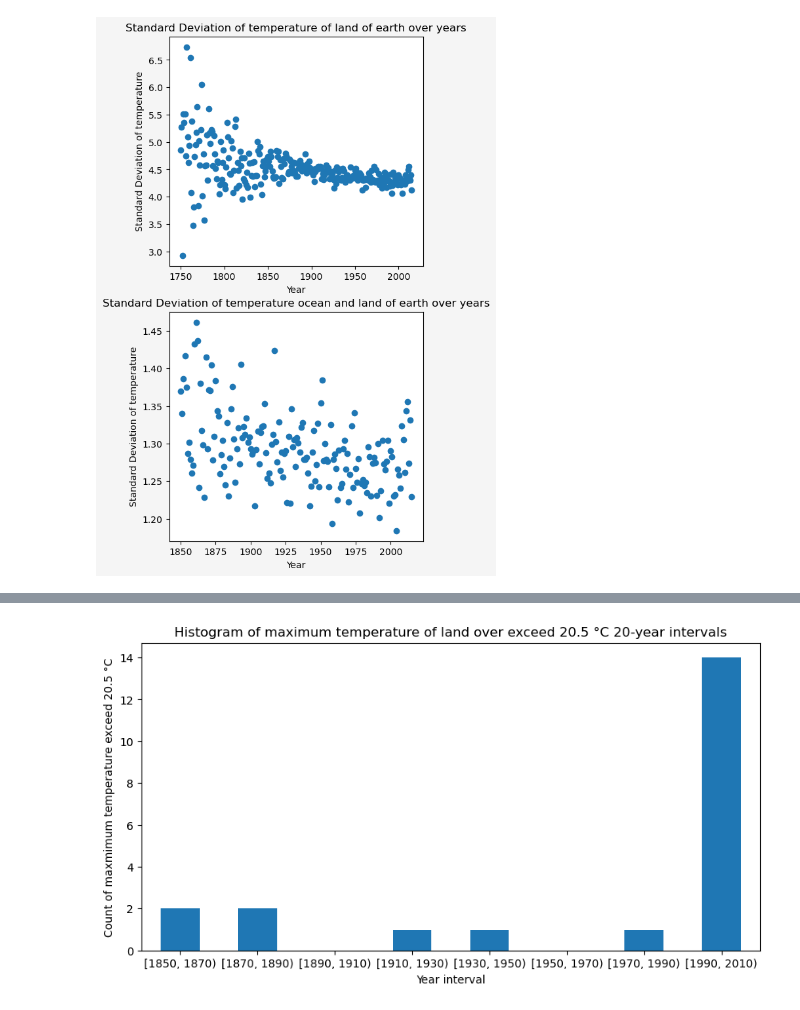
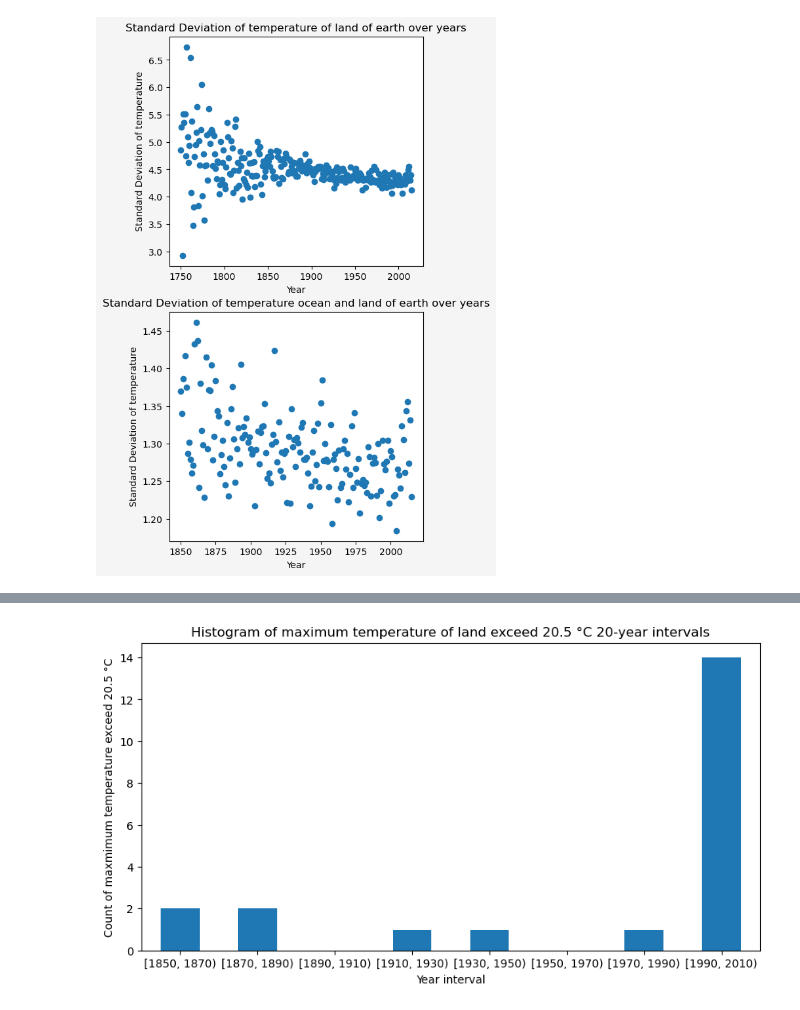
Before and after one commit to XinyangNick/ECO225-Project-1, a Jupyter notebook: Project One Xinyang.ipynb, the cells around one changed output, grey strips where cells are left out. Drawn from its saved outputs; the diff is of its cells as text; code cells hidden in the pictures.

```diff
--- a/Project One Xinyang.ipynb
+++ b/Project One Xinyang.ipynb
@@ -711,17 +711,17 @@ plt.show()
 # %%
 df = YearMaxGlobal
 
 df['Year_bin'] = pd.cut(df.index, bins=range(1850, 2015, 20), right=False)
 binned_data = df.groupby('Year_bin')['Land>=20.5'].sum()
 
 plt.figure(figsize=(10,5))
 binned_data.plot.bar(x='Year_bin', y='Land>=20.5', rot=0)
 plt.xlabel('Year interval')
 plt.ylabel('Count of maxmimum temperature exceed 20.5 °C')
-plt.title('Histogram of maximum temperature of land over exceed 20.5 °C 20-year intervals')
+plt.title('Histogram of maximum temperature of land exceed 20.5 °C 20-year intervals')
 plt.show()
 # %% [output]
-[figure, old version]
+[figure, new version]
 # %%
 df = YearMaxGlobal
 
```
Also changed, not shown: parts of 11 cells of this notebook.
